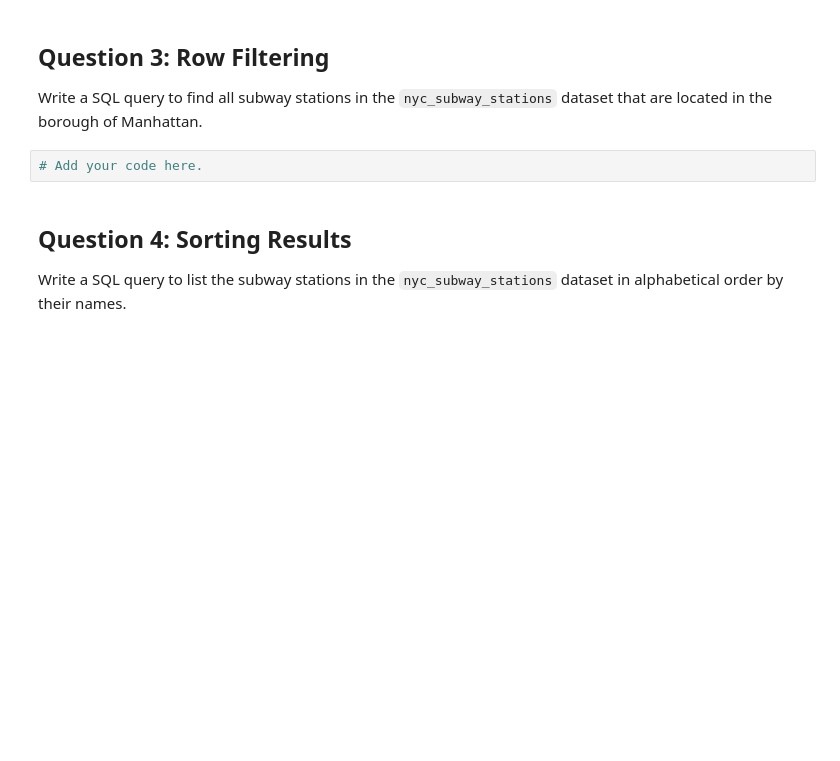
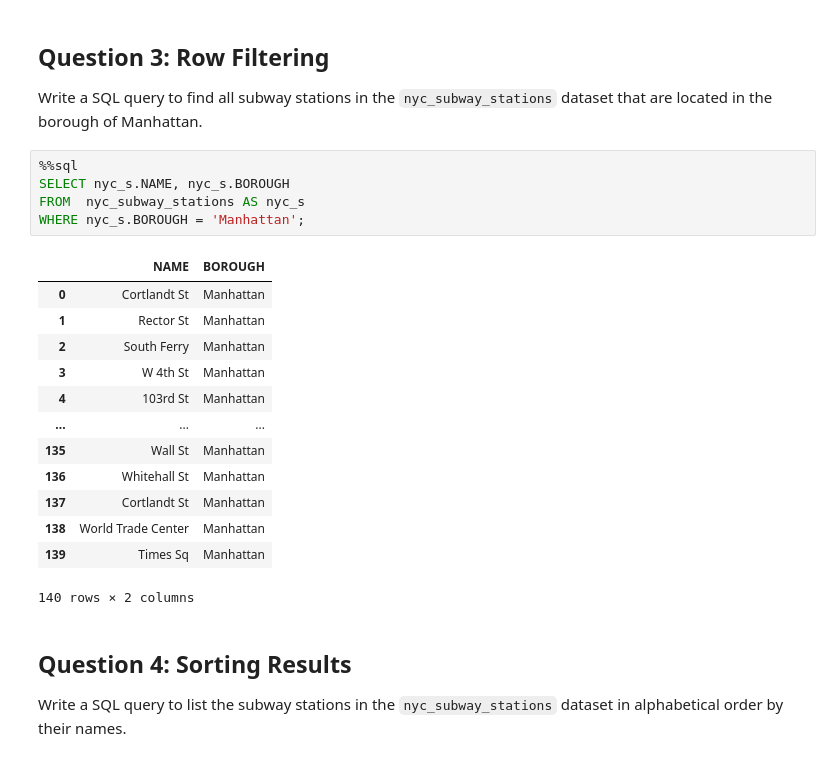
Before and after one commit to NourahAlhosain/CASA0025, a Jupyter notebook: W02_lab.ipynb, the cells around one changed output. Saved outputs shown, nothing was run; the diff lists cells and outputs as text; blank space fills up the shorter version.

```diff
--- a/W02_lab.ipynb
+++ b/W02_lab.ipynb
@@ -34,7 +106,24 @@ Write a SQL query to display the `ID`, `NAME`, and `BOROUGH` of each subway stat
 
 Write a SQL query to find all subway stations in the `nyc_subway_stations` dataset that are located in the borough of Manhattan.
 # %%
-# Add your code here.
+%%sql
+SELECT nyc_s.NAME, nyc_s.BOROUGH
+FROM  nyc_subway_stations AS nyc_s
+WHERE nyc_s.BOROUGH = 'Manhattan';
+# %% [output]
+|  | NAME | BOROUGH |
+| 0 | Cortlandt St | Manhattan |
+| 1 | Rector St | Manhattan |
+| 2 | South Ferry | Manhattan |
+| 3 | W 4th St | Manhattan |
+| 4 | 103rd St | Manhattan |
+| ... | ... | ... |
+| 135 | Wall St | Manhattan |
+| 136 | Whitehall St | Manhattan |
+| 137 | Cortlandt St | Manhattan |
+| 138 | World Trade Center | Manhattan |
+| 139 | Times Sq | Manhattan |
+140 rows × 2 columns
 # %% [markdown]
 ## Question 4: Sorting Results
 
```
Also changed, not shown: parts of 19 cells of this notebook.
